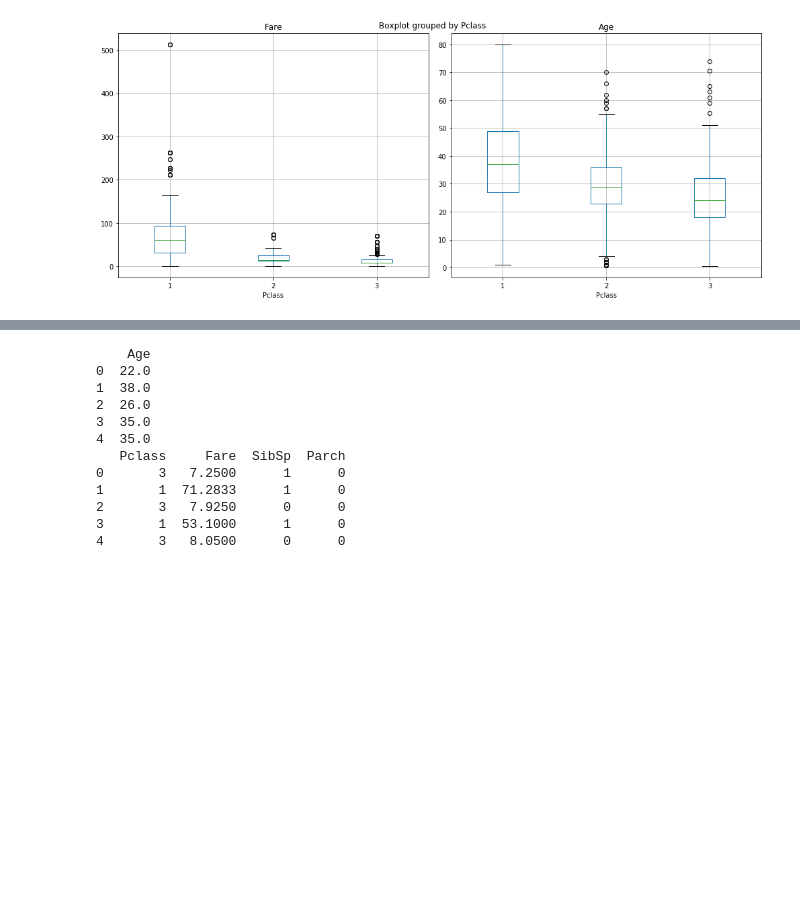
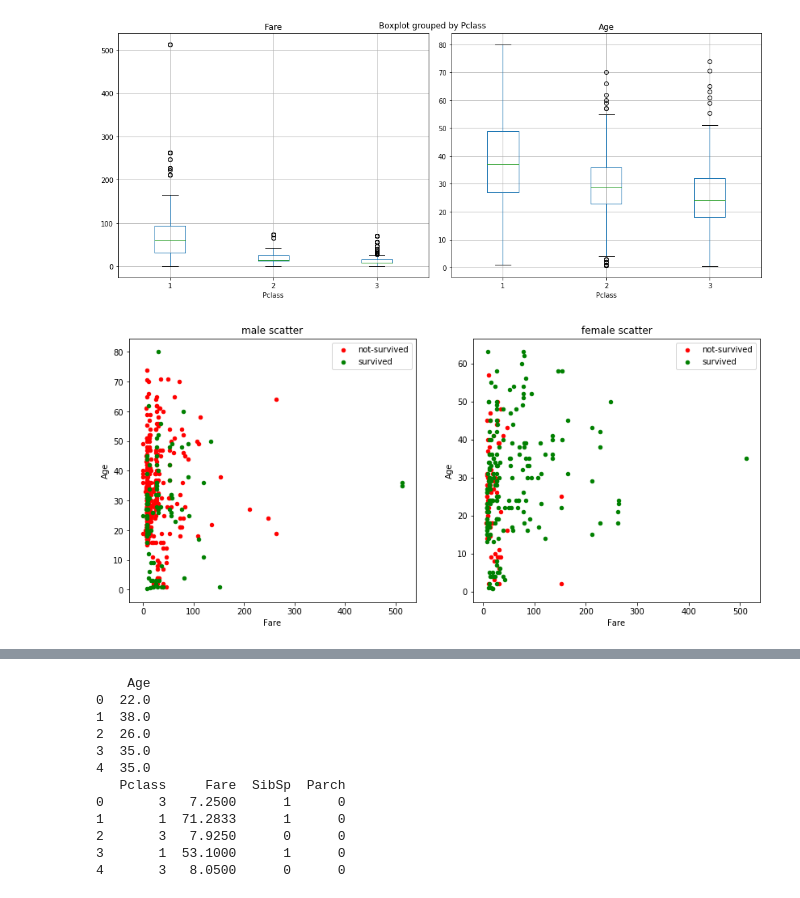
Before and after one commit to chasnew/data-analysis-repository, a Jupyter notebook: Titanic/Kaggle_titanic.ipynb, the cells around one changed output, grey strips where cells are left out. Cells and saved outputs as stored; diff of their text form; code cells hidden in the pictures; blank space fills up the shorter version.

```diff
--- a/Titanic/Kaggle_titanic.ipynb
+++ b/Titanic/Kaggle_titanic.ipynb
@@ -224,3 +231,25 @@ plt.tight_layout()
 plt.show()
 # %% [output]
 [figure]
+# %%
+fig, axes = plt.subplots(nrows=1, ncols=2)
+fig.set_figheight(6)
+fig.set_figwidth(14)
+
+data[np.logical_and(data['Sex'] == 'male',
+                    data['Survived'] == 0)].plot.scatter(x='Fare', y='Age', color='red', title='male scatter',
+                                                         label='not-survived', ax=axes[0])
+data[np.logical_and(data['Sex'] == 'male',
+                    data['Survived'] == 1)].plot.scatter(x='Fare', y='Age', color='green',
+                                                         label='survived', ax=axes[0])
+
+data[np.logical_and(data['Sex'] == 'female',
+                    data['Survived'] == 0)].plot.scatter(x='Fare', y='Age', color='red', title='female scatter',
+                                                         label='not-survived', ax=axes[1])
+data[np.logical_and(data['Sex'] == 'female',
+                    data['Survived'] == 1)].plot.scatter(x='Fare', y='Age', color='green',
+                                                         label='survived', ax=axes[1])
+
+plt.show()
+# %% [output]
+[figure, added]
```
Also changed, not shown: parts of 28 cells of this notebook, 4 other files.
